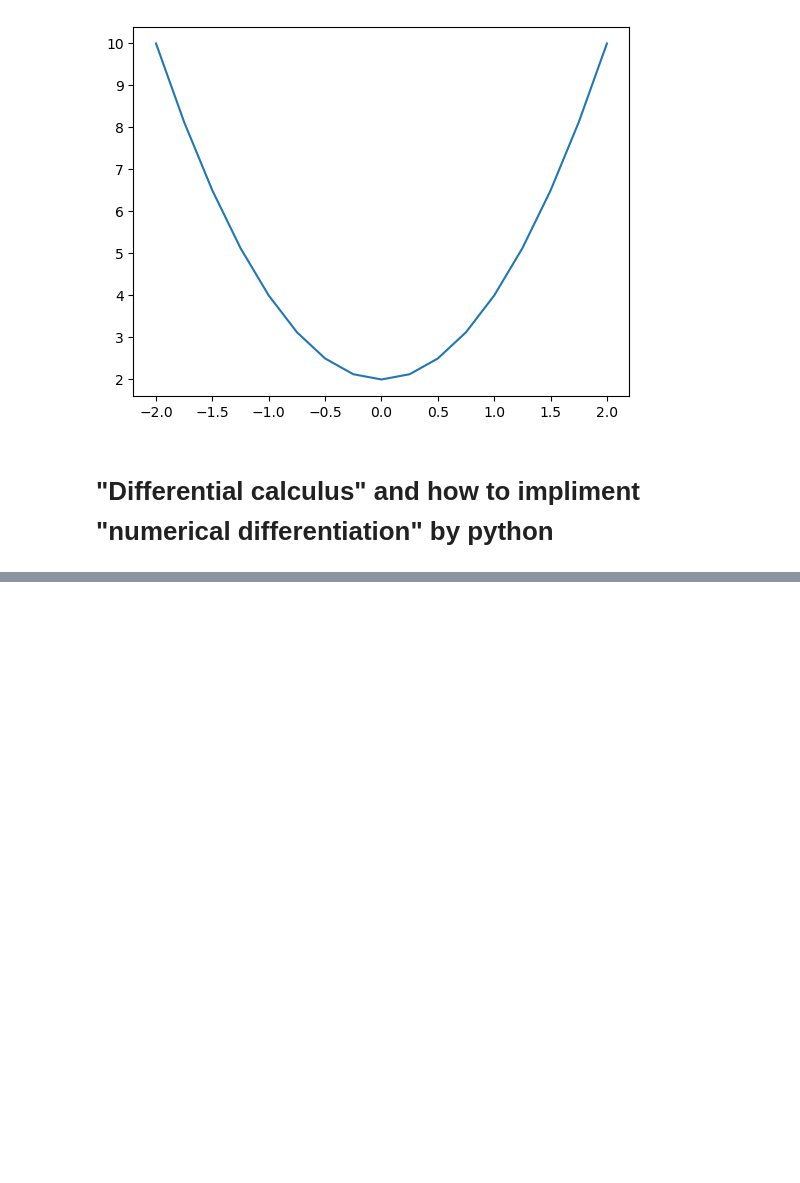
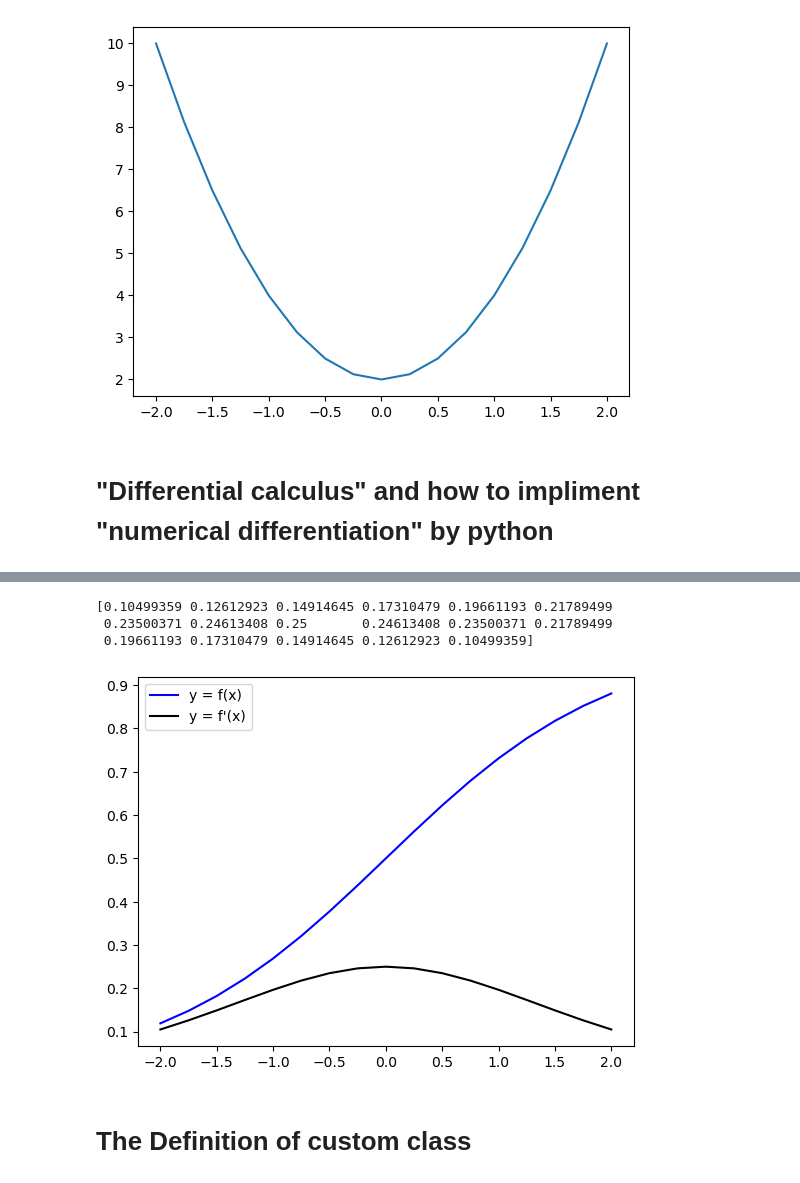
Before and after one commit to MatsukawaGenta/genmai-training, a Jupyter notebook: PyTorch_and_deeplearning_programming/notebooks/01_python.ipynb, the cells around one changed output, grey strips where cells are left out. Drawn from its saved outputs; the diff is of its cells as text; code cells hidden in the pictures; blank space fills up the shorter version.

```diff
--- a/PyTorch_and_deeplearning_programming/notebooks/01_python.ipynb
+++ b/PyTorch_and_deeplearning_programming/notebooks/01_python.ipynb
@@ -168,0 +200,27 @@ print(y_dash)
+# %%
+# Numerical differentiation of sigmoid function
+# Use fdiff
+
+# Get the function obtaind differentiating the function g
+diff = fdiff(g)
+
+# Calculate y_dash the result of differentiation by using diff
+y_dash = diff(x)
+
+# confirm results
+print(y_dash)
+# %% [output]
+[0.10499359 0.12612923 0.14914645 0.17310479 0.19661193 0.21789499
+ 0.23500371 0.24613408 0.25       0.24613408 0.23500371 0.21789499
+ 0.19661193 0.17310479 0.14914645 0.12612923 0.10499359]
+# %%
+# Show the graph of results
+
+plt.plot(x, y, label=r'y = f(x)', c = 'b')
+plt.plot(x, y_dash, label=r"y = f'(x)", c = 'k')
+plt.legend()
+plt.show()
+# %% [output]
+[figure, added]
+# %% [markdown]
+# The Definition of custom class
```
Also changed, not shown: parts of 6 cells of this notebook.
